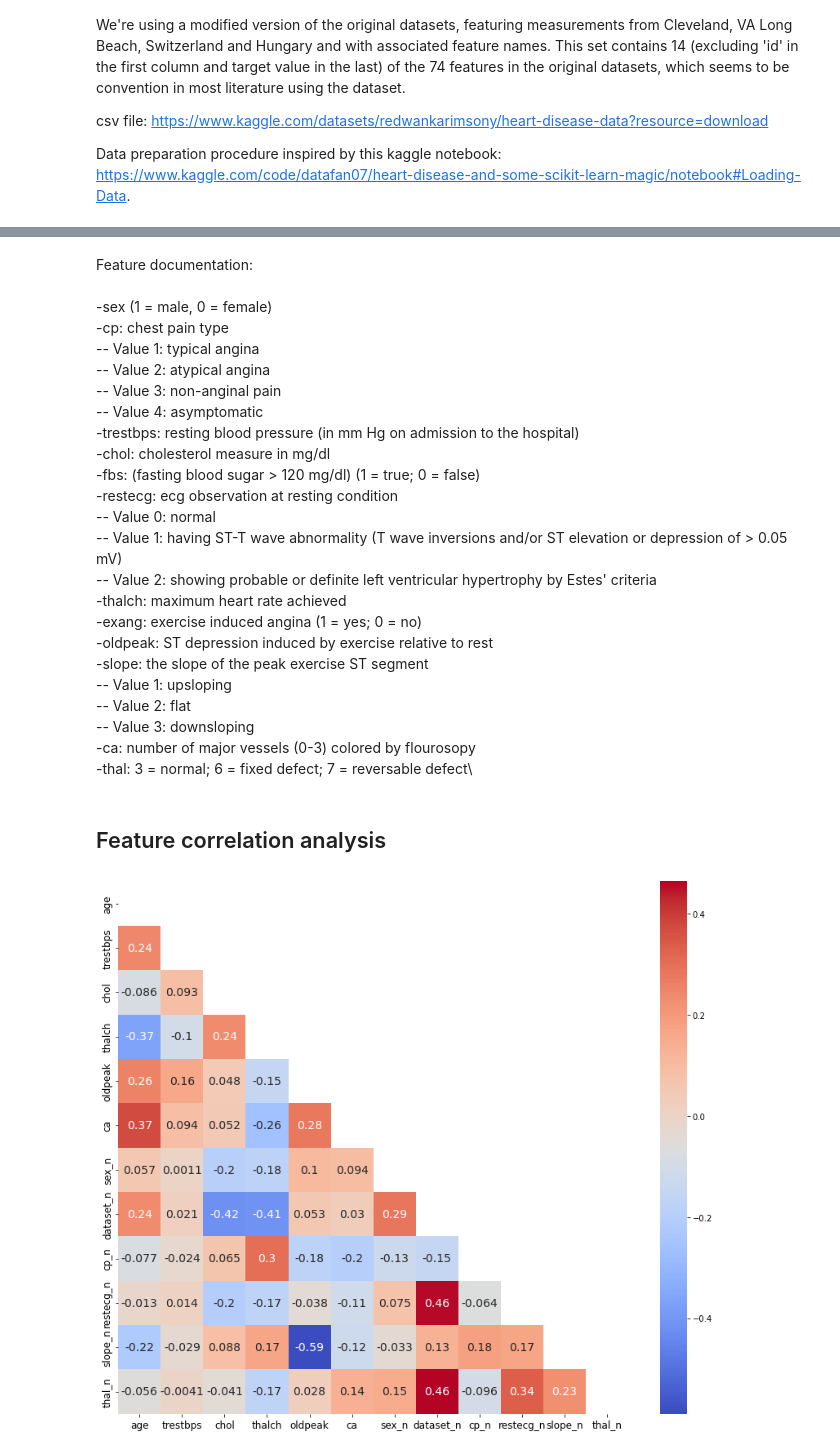
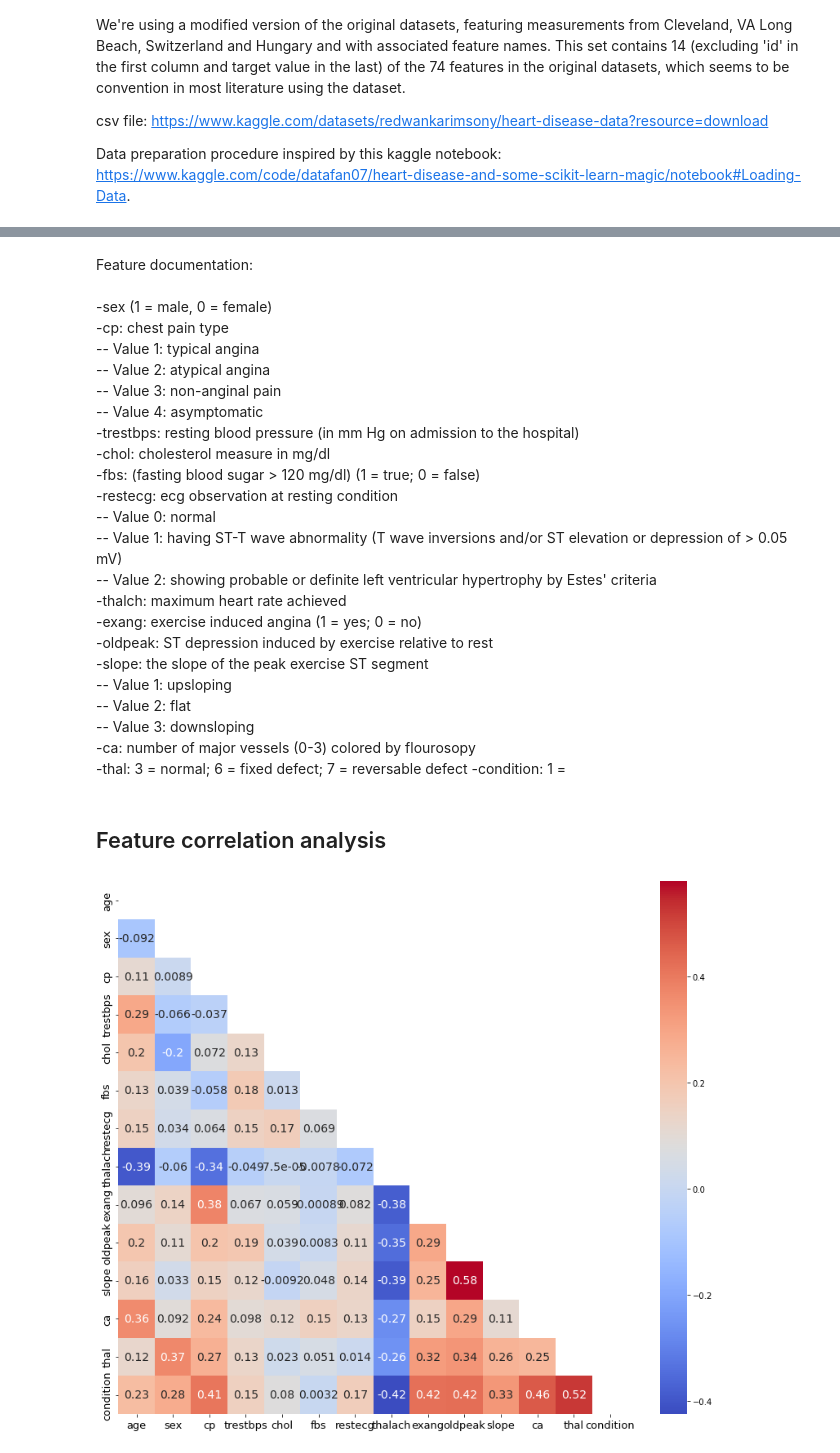
Before and after one commit to lassetotl/fys-stk, a Jupyter notebook: project 3/Dataprep_A.ipynb, the cells around one changed output, grey strips where cells are left out. Saved outputs shown, nothing was run; the diff lists cells and outputs as text; code cells hidden in the pictures.

```diff
--- a/project 3/Dataprep_A.ipynb
+++ b/project 3/Dataprep_A.ipynb
@@ -24,7 +24,9 @@ csv file: https://www.kaggle.com/datasets/redwankarimsony/heart-disease-data?res
 Data preparation procedure inspired by this kaggle notebook: https://www.kaggle.com/code/datafan07/heart-disease-and-some-scikit-learn-magic/notebook#Loading-Data.
 # %%
 # all data accessed on 22.11.22
-dataframe = pd.read_csv('heart_disease_uci.csv')
+#dataframe = pd.read_csv('heart_disease_uci.csv')
+
+dataframe = pd.read_csv('heart_cleveland_upload.csv')
 
 # display 5 random data samples
 print(f'Shape of dataset (instances, features): {dataframe.shape}')
@@ -82,40 +86,18 @@ Feature documentation: \
 -- Value 2: flat\
 -- Value 3: downsloping\
 -ca: number of major vessels (0-3) colored by flourosopy\
--thal: 3 = normal; 6 = fixed defect; 7 = reversable defect\
+-thal: 3 = normal; 6 = fixed defect; 7 = reversable defect
+-condition: 1 =
 # %% [markdown]
 ## Feature correlation analysis
-# %%
-# Converting categorical names to values
-# https://www.kaggle.com/code/achintyak/decision-tree, accessed 22.11.22
-from sklearn.preprocessing import LabelEncoder
-l_sex=LabelEncoder()
-l_dataset=LabelEncoder()
-l_cp=LabelEncoder()
-l_fbs=LabelEncoder()
-l_restecg=LabelEncoder()
-l_exang=LabelEncoder()
-l_slope=LabelEncoder()
-l_thal=LabelEncoder()
-dataframe['sex_n']=l_sex.fit_transform(dataframe['sex'])
-dataframe['dataset_n']=l_dataset.fit_transform(dataframe['dataset'])
-dataframe['cp_n']=l_cp.fit_transform(dataframe['cp'])
-dataframe['restecg_n']=l_restecg.fit_transform(dataframe['restecg'])
-
-dataframe['slope_n']=l_slope.fit_transform(dataframe['slope'])
-dataframe['thal_n']=l_thal.fit_transform(dataframe['thal'])
-
-# dropping columns, not features
-dataframe.drop(['id', 'num'], axis=1)
-dataframe.drop(columns=['id', 'num'], inplace=True)
 # %%
 #Compute pairwise correlation of columns, excluding NA/null values.
 correlation = dataframe.corr(method='pearson')
 
 mask = np.triu(correlation) #diagonal + upper triangle redundant
 plt.figure(figsize=(14,12))
 sns.heatmap(correlation, mask=mask, cmap='coolwarm', annot=True, annot_kws={'size':14})
-plt.xticks(fontsize=12); plt.yticks(fontsize=12)
+plt.xticks(fontsize=13); plt.yticks(fontsize=13)
 plt.show()
 # %% [output]
-[figure, old version]
+[figure, new version]
```
Also changed, not shown: parts of 3 cells of this notebook, 1 other file.
